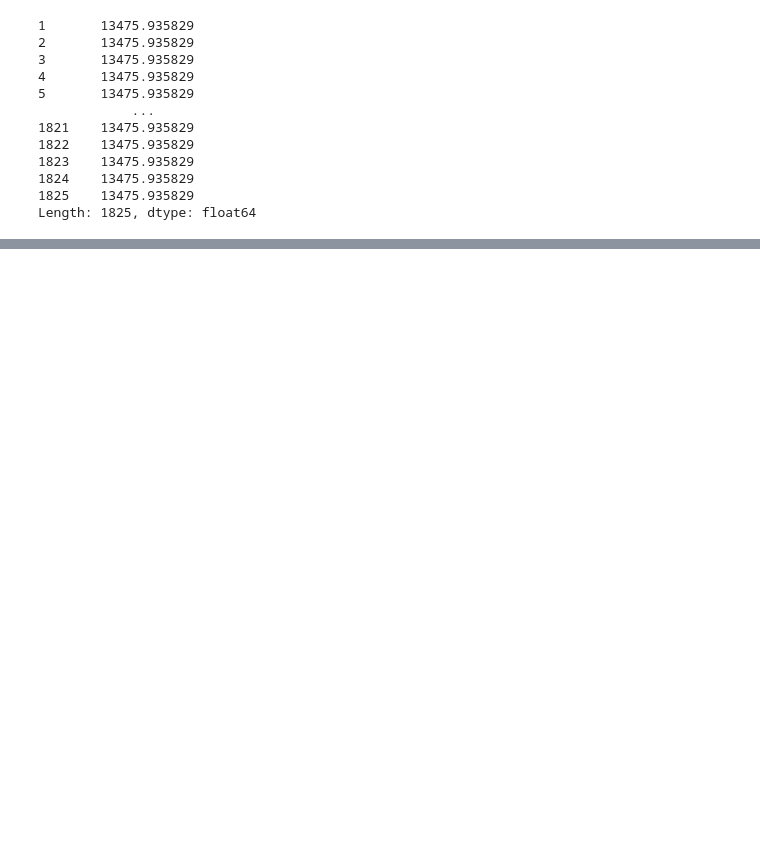
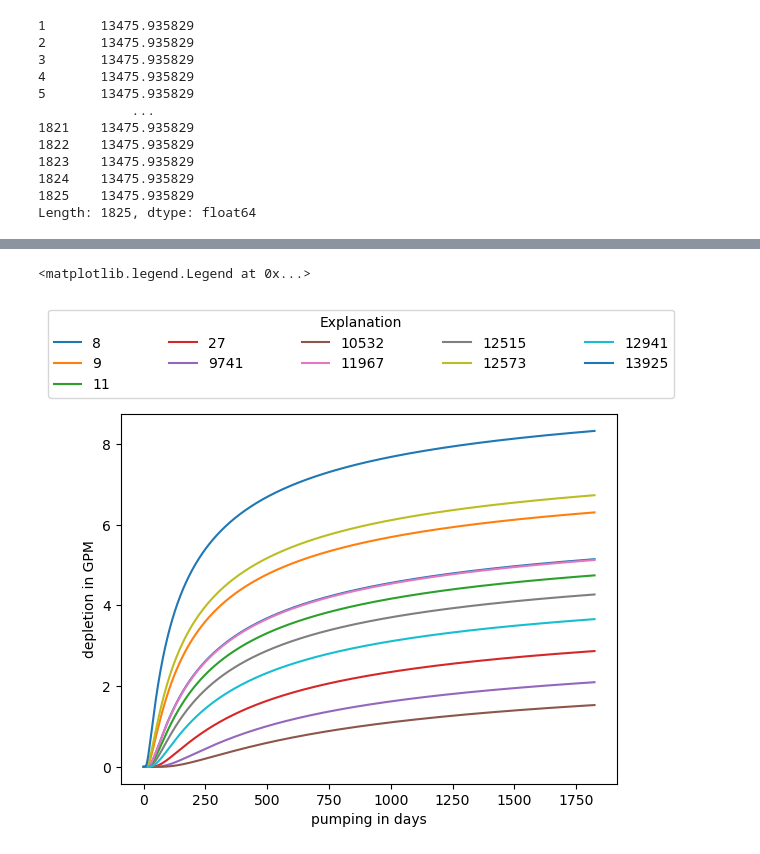
Before and after one commit to mnfienen/pycap, a Jupyter notebook: examples/WellClass_Demonstration.ipynb, the cells around one changed output, grey strips where cells are left out. Saved outputs shown, nothing was run; the diff lists cells and outputs as text; code cells hidden in the pictures; blank space fills up the shorter version.

```diff
--- a/examples/WellClass_Demonstration.ipynb
+++ b/examples/WellClass_Demonstration.ipynb
@@ -213,0 +159,14 @@ five_year
+# %%
+fig, ax = plt.subplots()
+stream_depl.plot(ax=ax)
+ax.set_xlabel('pumping in days')
+ax.set_ylabel('depletion in GPM')
+ax.legend(title='Explanation',
+          bbox_to_anchor=(0, 0.9, 1, 0.9),
+          bbox_transform=fig.transFigure,
+          ncols=5,
+          mode='expand',
+          loc='lower left')
+# %% [output]
+<matplotlib.legend.Legend at 0x...>
+[figure, added]
```
Also changed, not shown: parts of 49 cells of this notebook, 31 other files.
